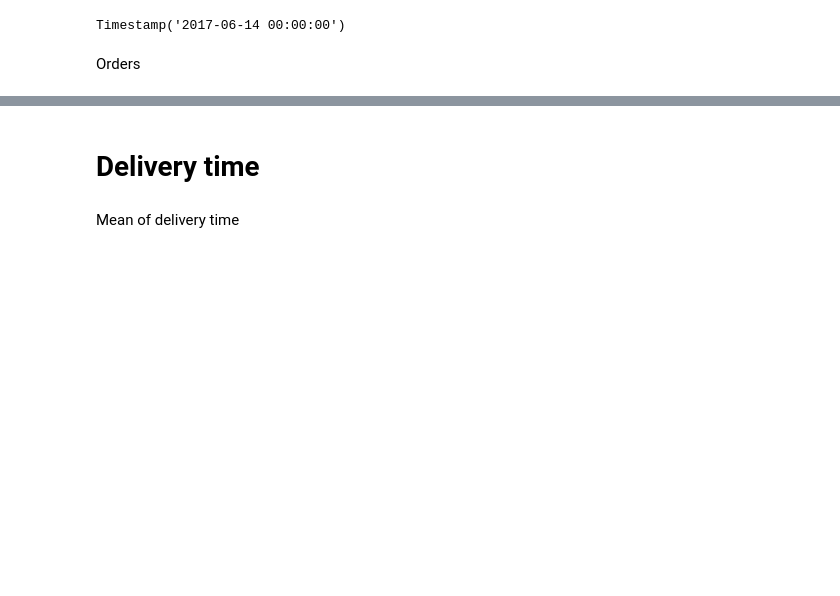
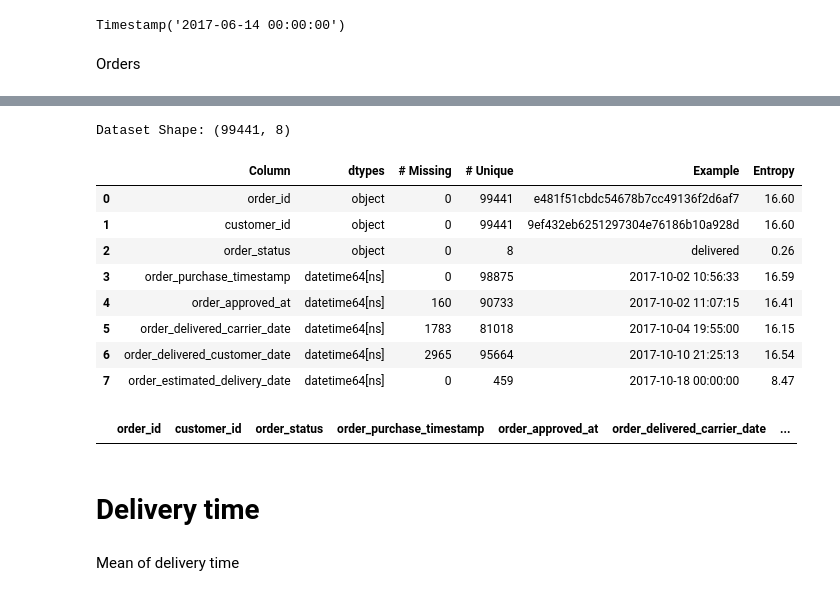
Before and after one commit to mecadme/PF_E-commerce-Olist, a Jupyter notebook: EDA.ipynb, the cells around one changed output, grey strips where cells are left out. Cells and saved outputs as stored; diff of their text form; code cells hidden in the pictures; blank space fills up the shorter version.

```diff
--- a/EDA.ipynb
+++ b/EDA.ipynb
@@ -169,4 +232,22 @@ orders.head()
 | 2 | 47770eb9100c2d0c44946d9cf07ec65d | 41ce2a54c0b03bf3443c3d931a367089 | delivered | 2018-08-08 08:38:49 | 2018-08-08 08:55:23 | 2018-08-08 13:50:00 | ... |
 | 3 | 949d5b44dbf5de918fe9c16f97b45f8a | f88197465ea7920adcdbec7375364d82 | delivered | 2017-11-18 19:28:06 | 2017-11-18 19:45:59 | 2017-11-22 13:39:59 | ... |
 | 4 | ad21c59c0840e6cb83a9ceb5573f8159 | 8ab97904e6daea8866dbdbc4fb7aad2c | delivered | 2018-02-13 21:18:39 | 2018-02-13 22:20:29 | 2018-02-14 19:46:34 | ... |
+# %%
+data_summary(orders)
+# %% [output]
+Dataset Shape: (99441, 8)
+|  | Column | dtypes | # Missing | # Unique | Example | Entropy |
+| 0 | order_id | object | 0 | 99441 | e481f51cbdc54678b7cc49136f2d6af7 | 16.60 |
+| 1 | customer_id | object | 0 | 99441 | 9ef432eb6251297304e76186b10a928d | 16.60 |
+| 2 | order_status | object | 0 | 8 | delivered | 0.26 |
+| 3 | order_purchase_timestamp | datetime64[ns] | 0 | 98875 | 2017-10-02 10:56:33 | 16.59 |
+| 4 | order_approved_at | datetime64[ns] | 160 | 90733 | 2017-10-02 11:07:15 | 16.41 |
+| 5 | order_delivered_carrier_date | datetime64[ns] | 1783 | 81018 | 2017-10-04 19:55:00 | 16.15 |
+| 6 | order_delivered_customer_date | datetime64[ns] | 2965 | 95664 | 2017-10-10 21:25:13 | 16.54 |
+| 7 | order_estimated_delivery_date | datetime64[ns] | 0 | 459 | 2017-10-18 00:00:00 | 8.47 |
+# %%
+#Are duplicated data?
+orders[orders.duplicated(keep=False)]
+# %% [output]
+|  | order_id | customer_id | order_status | order_purchase_timestamp | order_approved_at | order_delivered_carrier_date | ... |
 # %%
```
Also changed, not shown: parts of 34 cells of this notebook.
